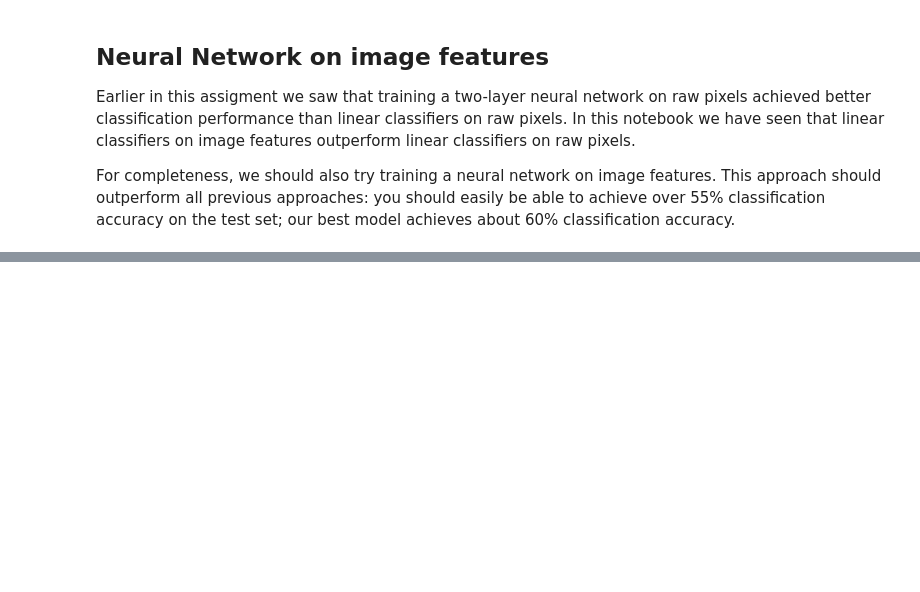
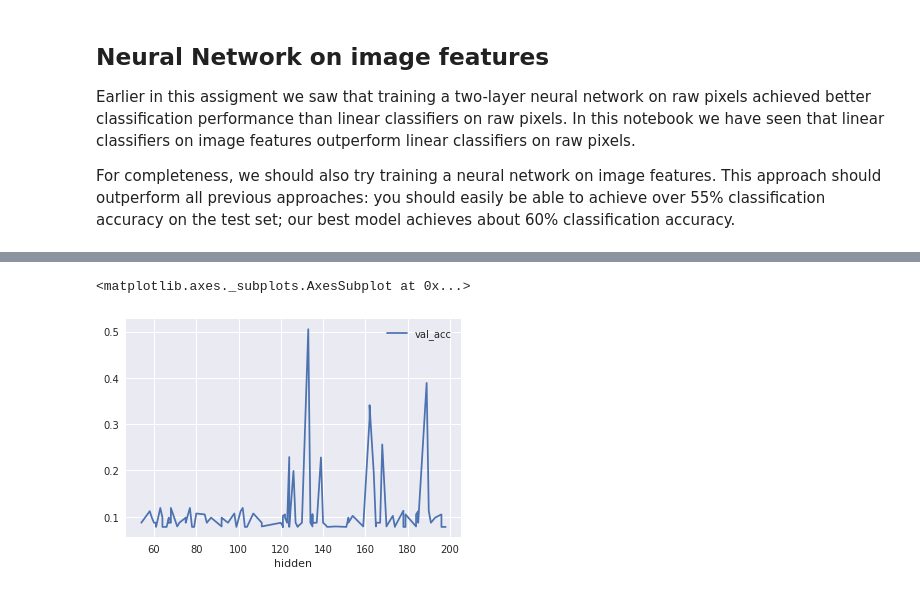
Before and after one commit to Guitaricet/cs231n, a Jupyter notebook: assignment1/features.ipynb, the cells around one changed output, grey strips where cells are left out. Cells and saved outputs as stored; diff of their text form; code cells hidden in the pictures; blank space fills up the shorter version.

```diff
--- a/assignment1/features.ipynb
+++ b/assignment1/features.ipynb
@@ -196,0 +388,5 @@ best_net = None
+# %%
+hist_df.sort_values('hidden').plot('hidden', 'val_acc')
+# %% [output]
+<matplotlib.axes._subplots.AxesSubplot at 0x...>
+[figure, added]
```
Also changed, not shown: parts of 18 cells of this notebook.
